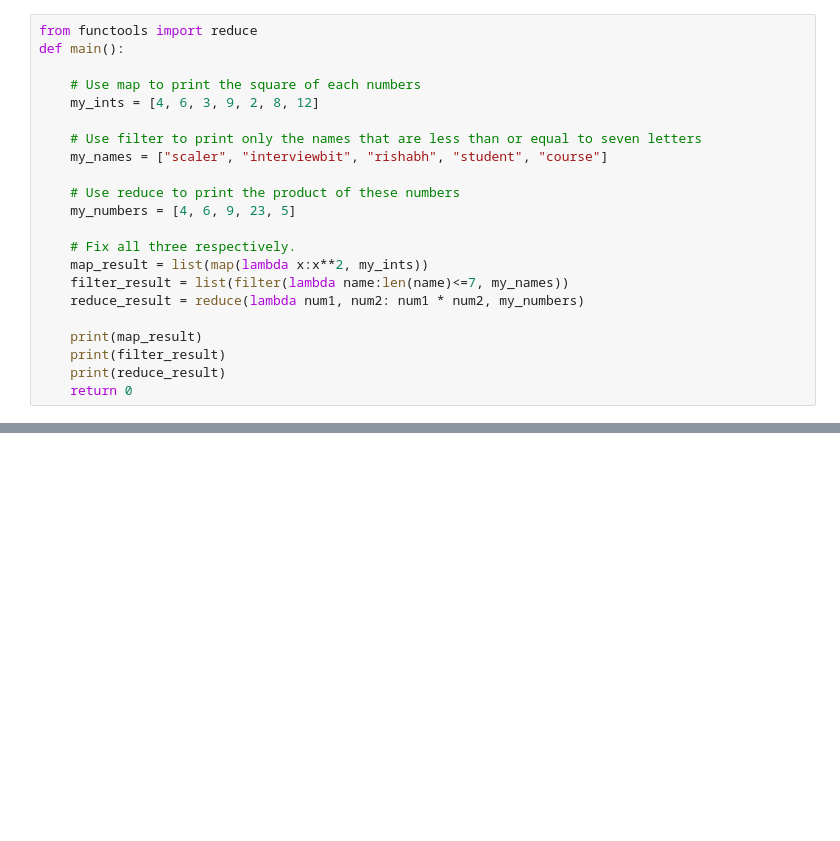
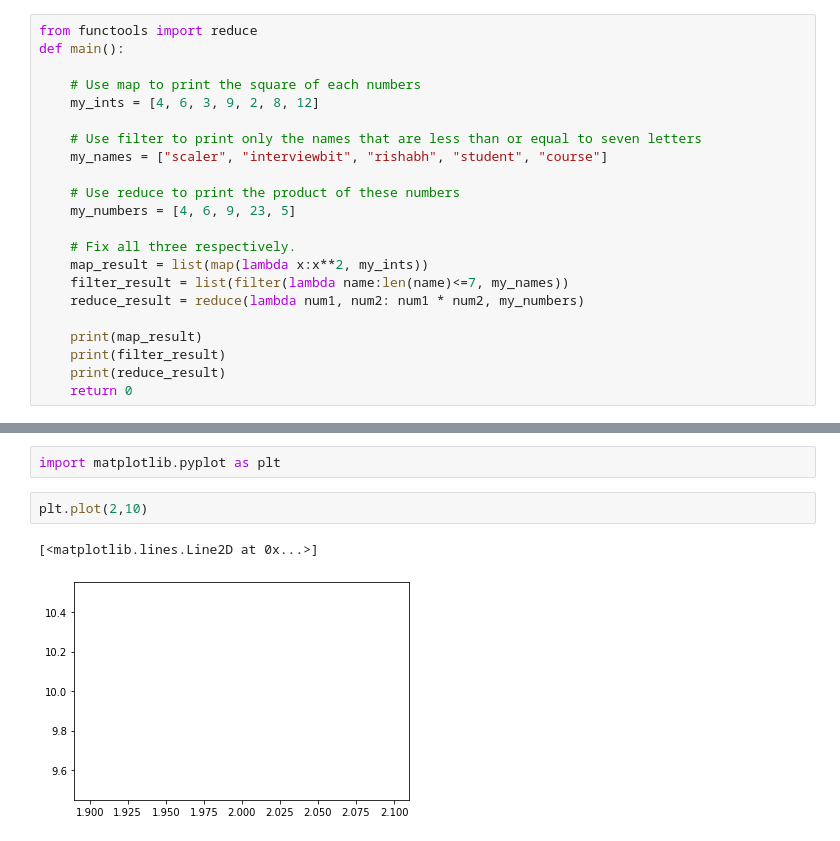
Before and after one commit to rajeevkr0502/Machine-Learning, a Jupyter notebook: Scaler - Python.ipynb, the cells around one changed output, grey strips where cells are left out. Saved outputs shown, nothing was run; the diff lists cells and outputs as text; blank space fills up the shorter version.

```diff
--- a/Scaler - Python.ipynb
+++ b/Scaler - Python.ipynb
@@ -333,0 +1226,7 @@ def main():
+# %%
+import matplotlib.pyplot as plt
+# %%
+plt.plot(2,10)
+# %% [output]
+[<matplotlib.lines.Line2D at 0x...>]
+[figure, added]
```
Also changed, not shown: parts of 103 cells of this notebook.
